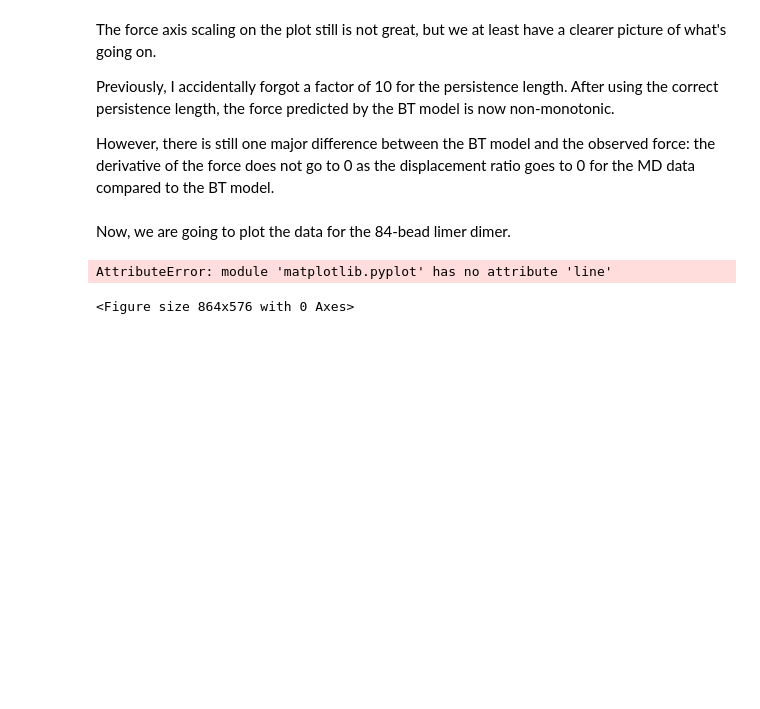
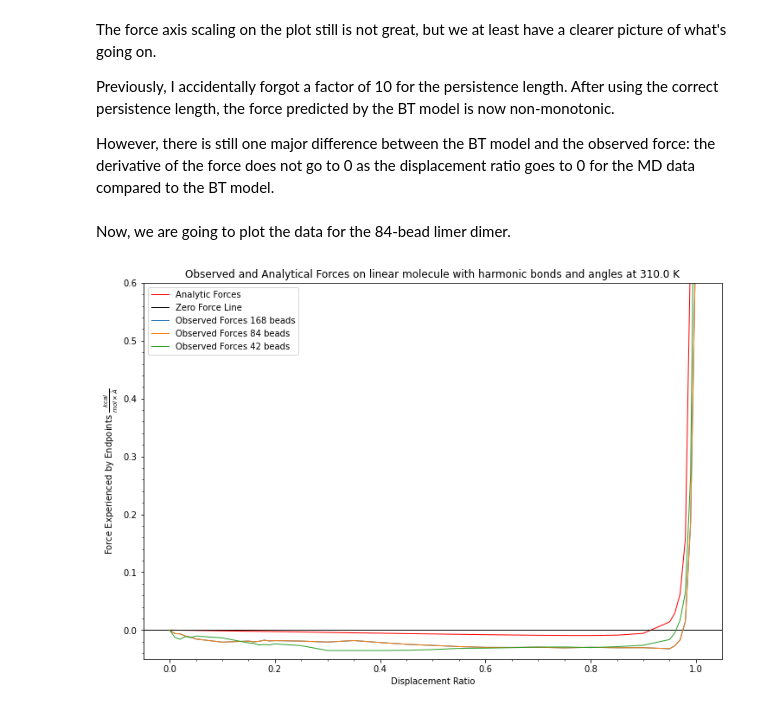
Before and after one commit to TLeong2000/SpectrinTetramerStretch, a Jupyter notebook: IdealizedChainStretch/Force-Displacement_Plotting.ipynb, the cells around one changed output. Cells and saved outputs as stored; diff of their text form; code cells hidden in the pictures; blank space fills up the shorter version.

Commit message:
Plotting Data for 168 Bead Model

```diff
--- a/IdealizedChainStretch/Force-Displacement_Plotting.ipynb
+++ b/IdealizedChainStretch/Force-Displacement_Plotting.ipynb
@@ -131,22 +131,48 @@ l_p = 2873.533 # Angstroms
 for x in dispRatios:
     force = -1 * (np.pi**2 * k_B * T * l_p * x / L**2) + 4 * k_B * T / (np.pi * l_p) * x / (1 - x**2)**2
     analyticForces.append(force)
+# %%
+timeAvg_sternForces_fileList = glob.glob('out168/timeAvg_sternForces.*.*.txt')
+
+dispRatios = []
+for fileName in timeAvg_sternForces_fileList:
+    ratio = re.search("\.([01]\.[0-9][0-9])\.txt", fileName).group(1)
+    ratio = np.float64(ratio)
+    dispRatios.append(ratio)
+
+
+listofForces168 = []
+for file in timeAvg_sternForces_fileList:
+    fileLines = open(file, "r").readlines()
+    dataLines = fileLines[2:]
+    forceLines = []
+
+    for data in dataLines:
+        force = re.findall(r"(?<= ).*(?=\n)", data)[0]
+        forceLines.append(np.float64(force))
+
+    listofForces168.append(forceLines)
+
+listofMeans168 = []
+for system in listofForces84:
+    listofMeans168.append(np.mean(system))
 # %%
 # Plot the observed and analytical forces:
 plt.figure(figsize = (12,8))
-plt.line(x = dispRatios, y = listofMeans84,
-             elinewidth = 1.0, ecolor = "k", linewidth = 1.0, label = "Observed Forces 84 beads")
+plt.errorbar(x = dispRatios, y = listofMeans168,
+             elinewidth = 1.0, ecolor = "y", linewidth = 1.0, label = "Observed Forces 168 beads")
+plt.errorbar(x = dispRatios, y = listofMeans84,
+             elinewidth = 1.0, ecolor = "g", linewidth = 1.0, label = "Observed Forces 84 beads")
              # marker = 'o', markerfacecolor = "none")
-plt.line(x = dispRatios, ecolor = "blue", y = listofMeans,
+plt.errorbar(x = dispRatios, ecolor = "blue", y = listofMeans,
              elinewidth = 1.0, linewidth = 1.0, label = "Observed Forces 42 beads")
 plt.plot(dispRatios, analyticForces, linewidth = 1.0, label = "Analytic Forces", color = "red")
-plt.axhline(y = 0, color = 'g', linestyle = '-', label = "Zero Force Line", linewidth = 1.0)
+plt.axhline(y = 0, color = 'black', linestyle = '-', label = "Zero Force Line", linewidth = 1.0)
 plt.legend(loc = "upper left")
 plt.xlabel("Displacement Ratio")
 plt.ylabel(r"Force Experienced by Endpoints $\frac{kcal}{mol \times \mathring{A}}$")
 plt.title("Observed and Analytical Forces on linear molecule with harmonic bonds and angles at 310.0 K")
 plt.ylim([-0.050, 0.6])
 plt.minorticks_on()
 # %% [output]
-AttributeError: module 'matplotlib.pyplot' has no attribute 'line'
-<Figure size 864x576 with 0 Axes>
+[figure, added]
```
